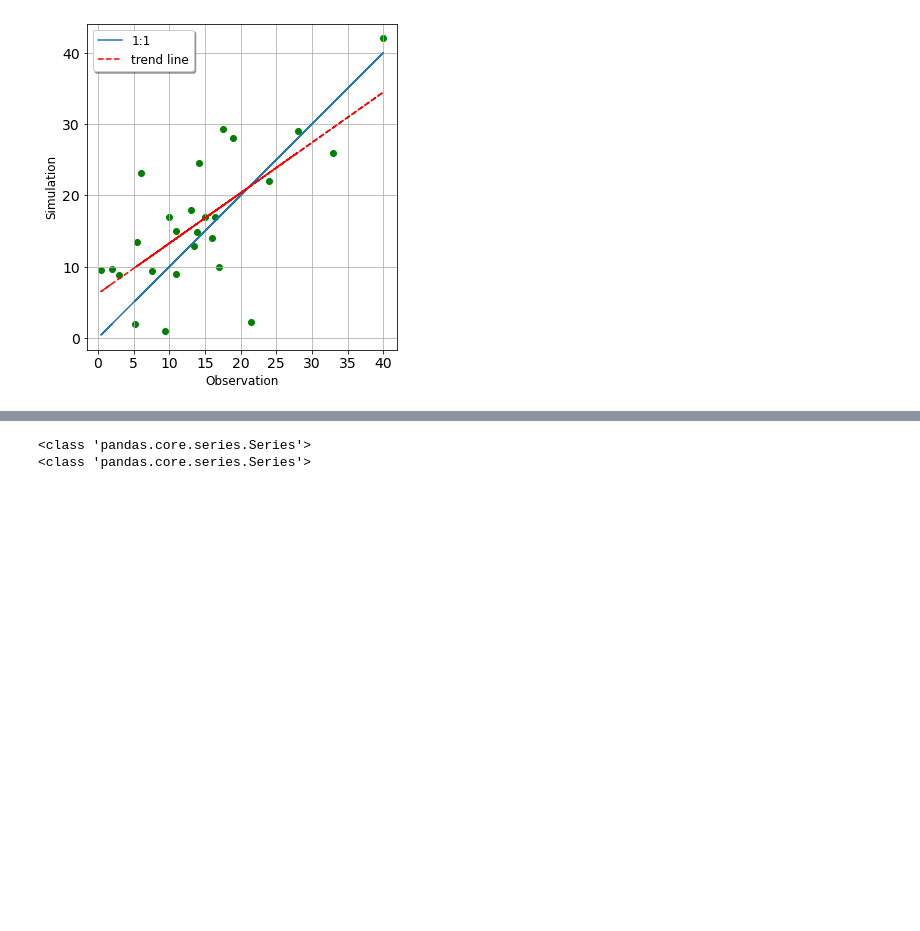
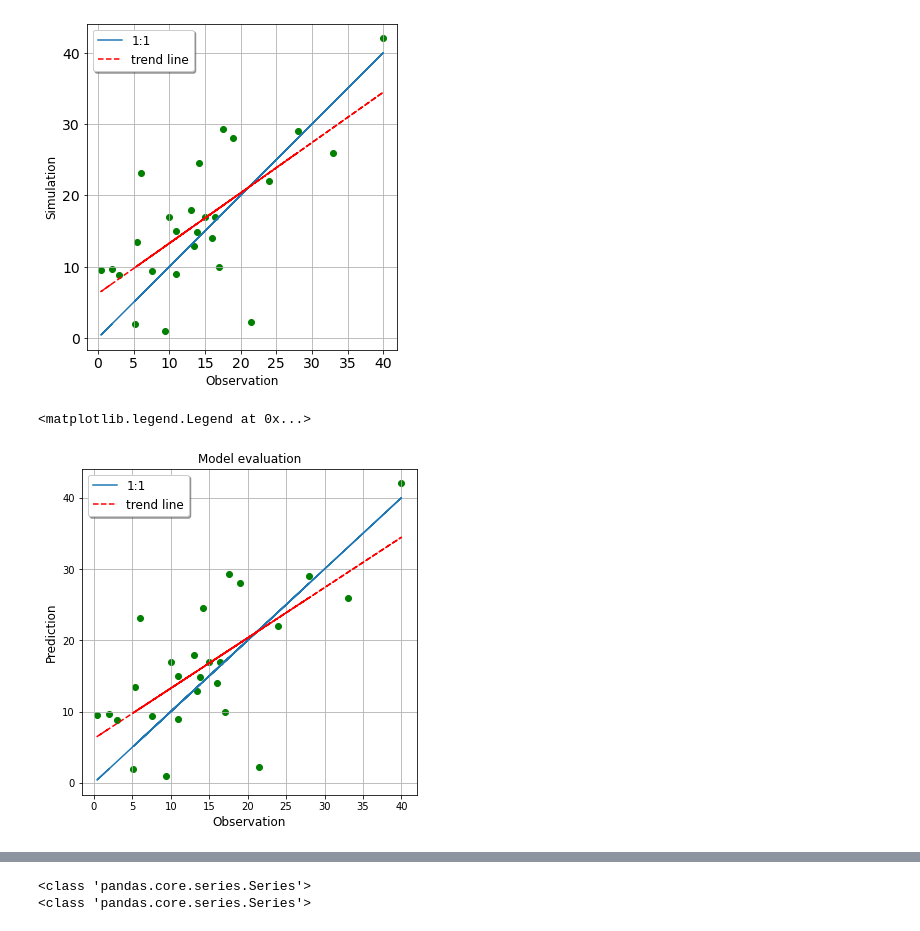
Before and after one commit to Jeongho-Han/Model_eval, a Jupyter notebook: Testing.ipynb, the cells around one changed output, grey strips where cells are left out. Saved outputs shown, nothing was run; the diff lists cells and outputs as text; code cells hidden in the pictures; blank space fills up the shorter version.

```diff
--- a/Testing.ipynb
+++ b/Testing.ipynb
@@ -87,3 +87,22 @@ pt.yticks(fontsize=14)
   Text(0, 0, ''),
   Text(0, 0, '')])
 [figure]
+# %%
+fig, ax = pt.subplots(figsize= (6,6))
+ax.grid()
+ax.scatter(obs,sim, color='g')
+ax.plot(obs,obs,label = '1:1')
+z = np.polyfit(obs,sim,1)
+p = np.poly1d(z)
+ax.plot(obs,p(obs),"r--",label='trend line')
+
+# ax.xlabel("Observation", fontsize='large')
+ax.set_xlabel('Observation',fontsize='large')
+ax.set_ylabel('Prediction',fontsize='large')
+ax.set_title('Model evaluation')
+ax.legend(loc='best',shadow=True, fontsize='large')
+# ax.xticks(fontsize=14)
+# ax.yticks(fontsize=14)
+# %% [output]
+<matplotlib.legend.Legend at 0x...>
+[figure, added]
```
Also changed, not shown: parts of 10 cells of this notebook, 1 other file.
